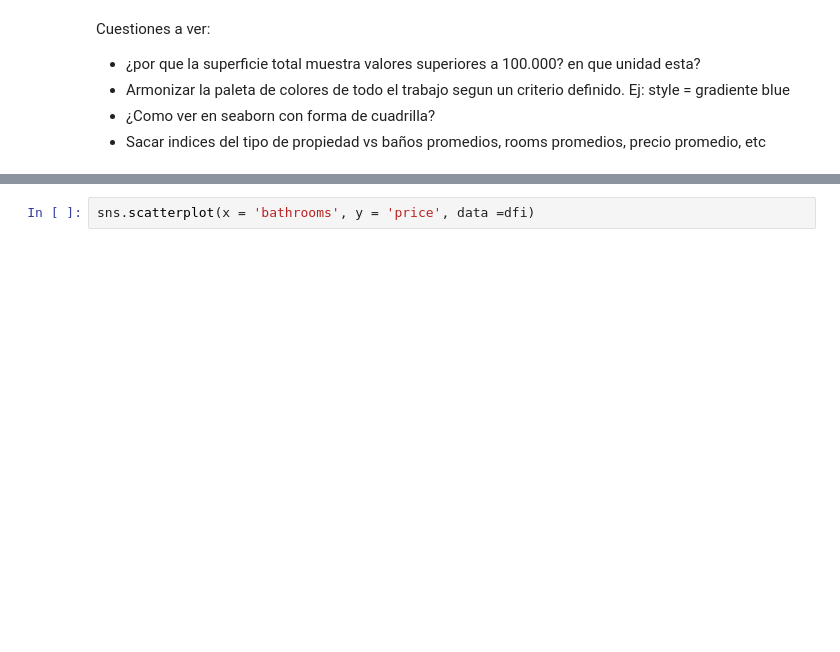
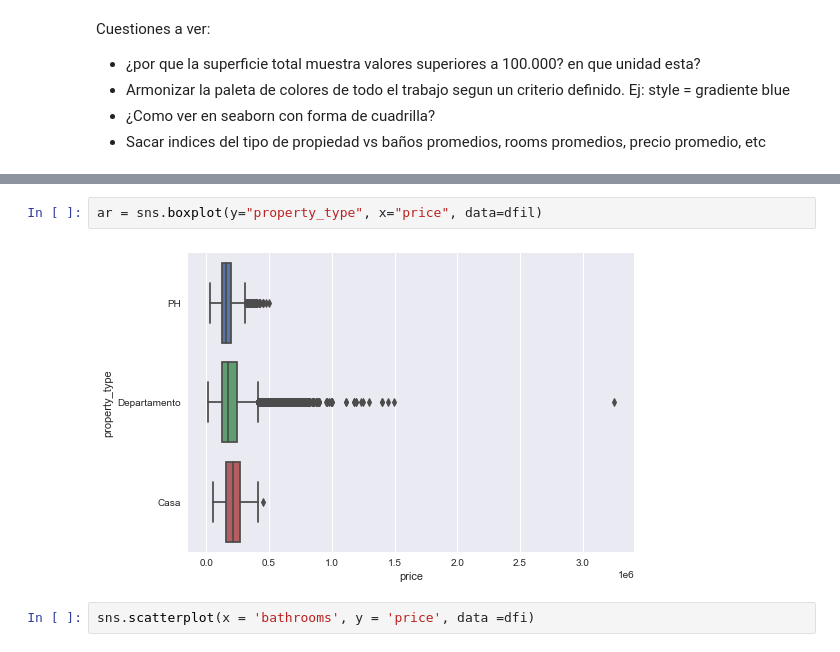
Before and after one commit to ldotto46/01.Proj_Real-State, a Jupyter notebook: Properati_analisys.ipynb, the cells around one changed output, grey strips where cells are left out. Drawn from its saved outputs; the diff is of its cells as text; blank space fills up the shorter version.

```diff
--- a/Properati_analisys.ipynb
+++ b/Properati_analisys.ipynb
@@ -358,3 +364,7 @@ dfi
+# %%
+ar = sns.boxplot(y="property_type", x="price", data=dfil)
+# %% [output]
+[figure, added]
 # %%
 sns.scatterplot(x = 'bathrooms', y = 'price', data =dfi)
 # %% [output]
```
Also changed, not shown: parts of 6 cells of this notebook.
